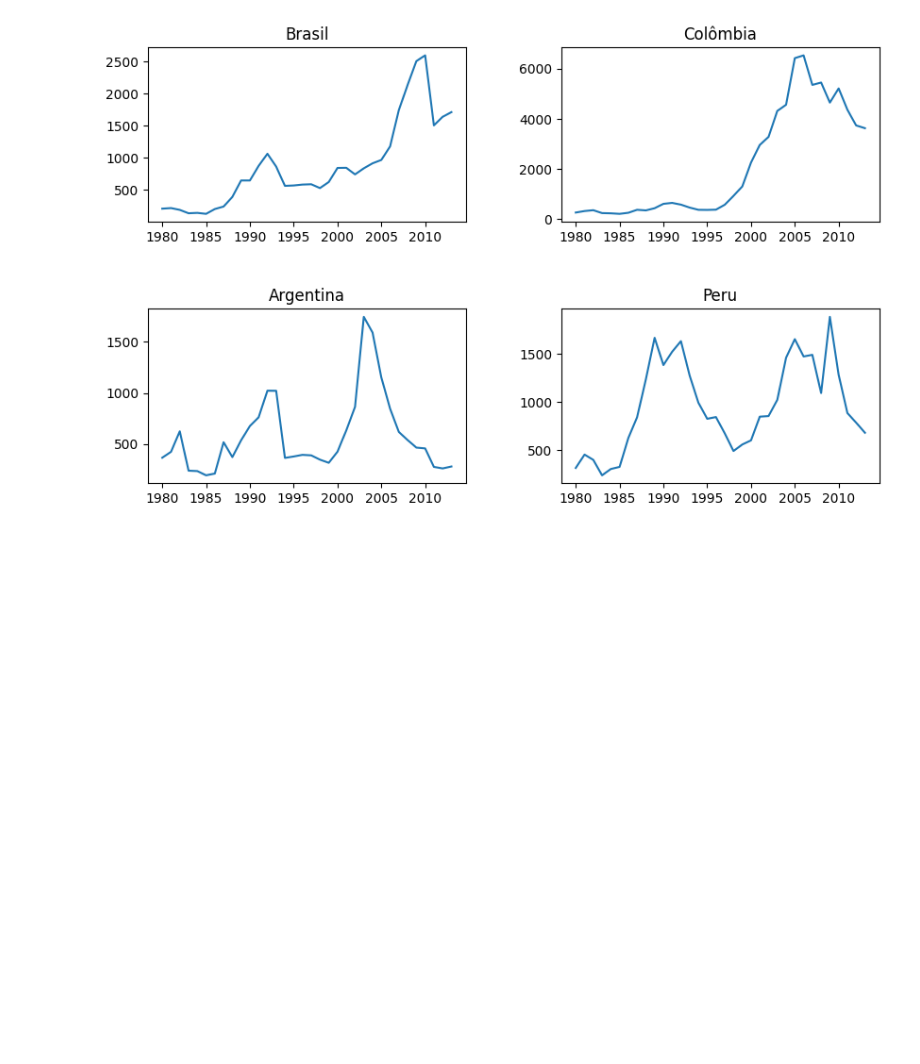
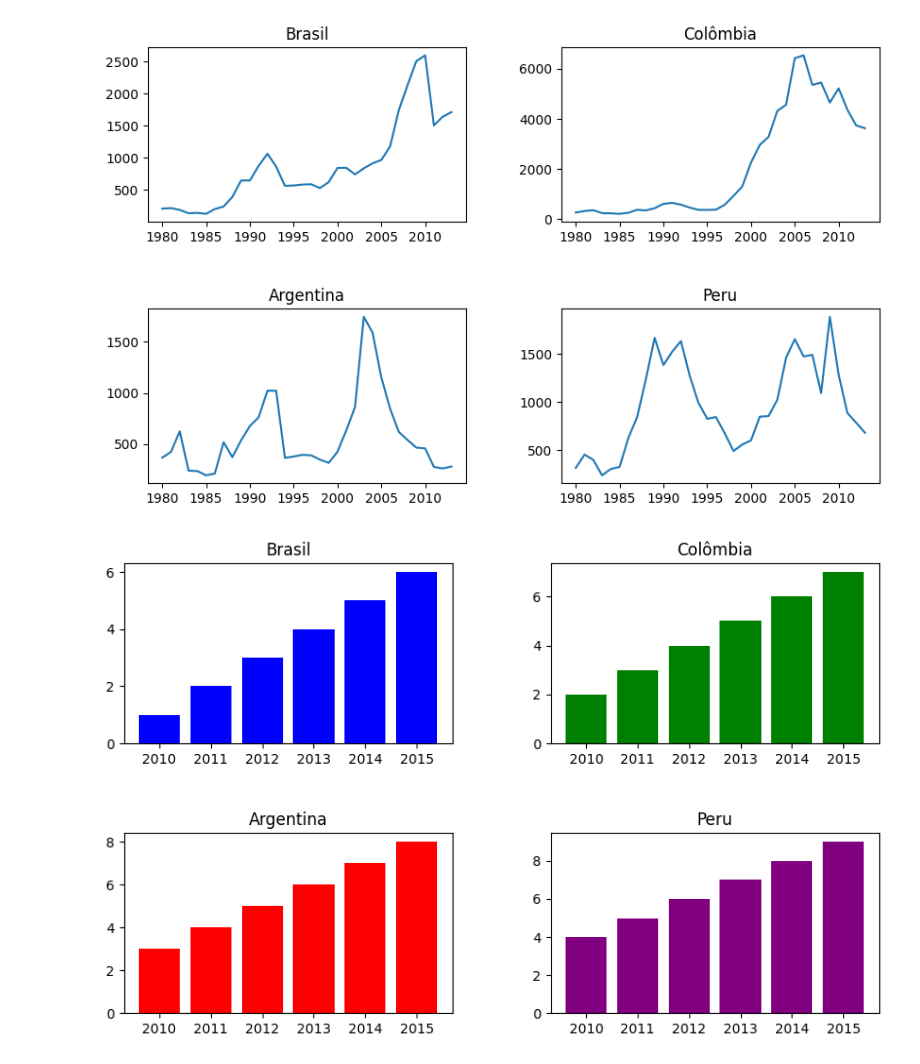
Before and after one commit to BRENDAEVELLYN/Imigracao_Canada, a Jupyter notebook: notebooks/aula1.ipynb, the cells around one changed output. Drawn from its saved outputs; the diff is of its cells as text; code cells hidden in the pictures; blank space fills up the shorter version.

```diff
--- a/notebooks/aula1.ipynb
+++ b/notebooks/aula1.ipynb
@@ -369,3 +364,49 @@ for ax in axs.flat:
     ax.xaxis.set_major_locator(plt. MultipleLocator(5))
 # %% [output]
 [figure]
+# %%
+
+
+# Exemplo de dados
+anos = [2010, 2011, 2012, 2013, 2014, 2015]
+data = {
+    'Brasil': [1, 2, 3, 4, 5, 6],
+    'Colômbia': [2, 3, 4, 5, 6, 7],
+    'Argentina': [3, 4, 5, 6, 7, 8],
+    'Peru': [4, 5, 6, 7, 8, 9]
+}
+df = pd.DataFrame(data, index=anos)
+
+# Criar uma figura
+fig, axs = plt.subplots(2, 2, figsize=(10, 6))
+
+# Ajustar espaçamento
+fig.subplots_adjust(hspace=0.5, wspace=0.3)
+
+# Gráficos de barras
+colors = ['blue', 'green', 'red', 'purple']
+
+# Brasil
+axs[0, 0].bar(df.index, df['Brasil'], color=colors[0])
+axs[0, 0].set_title('Brasil')
+
+# Colômbia
+axs[0, 1].bar(df.index, df['Colômbia'], color=colors[1])
+axs[0, 1].set_title('Colômbia')
+
+# Argentina
+axs[1, 0].bar(df.index, df['Argentina'], color=colors[2])
+axs[1, 0].set_title('Argentina')
+
+# Peru
+axs[1, 1].bar(df.index, df['Peru'], color=colors[3])
+axs[1, 1].set_title('Peru')
+
+# Ajustar localizador dos eixos x
+for ax in axs.flat:
+    ax.xaxis.set_major_locator(plt.MultipleLocator(1))
+
+# Mostrar o gráfico
+plt.show()
+# %% [output]
+[figure, added]
```
Also changed, not shown: parts of 7 cells of this notebook, 3 other files.
